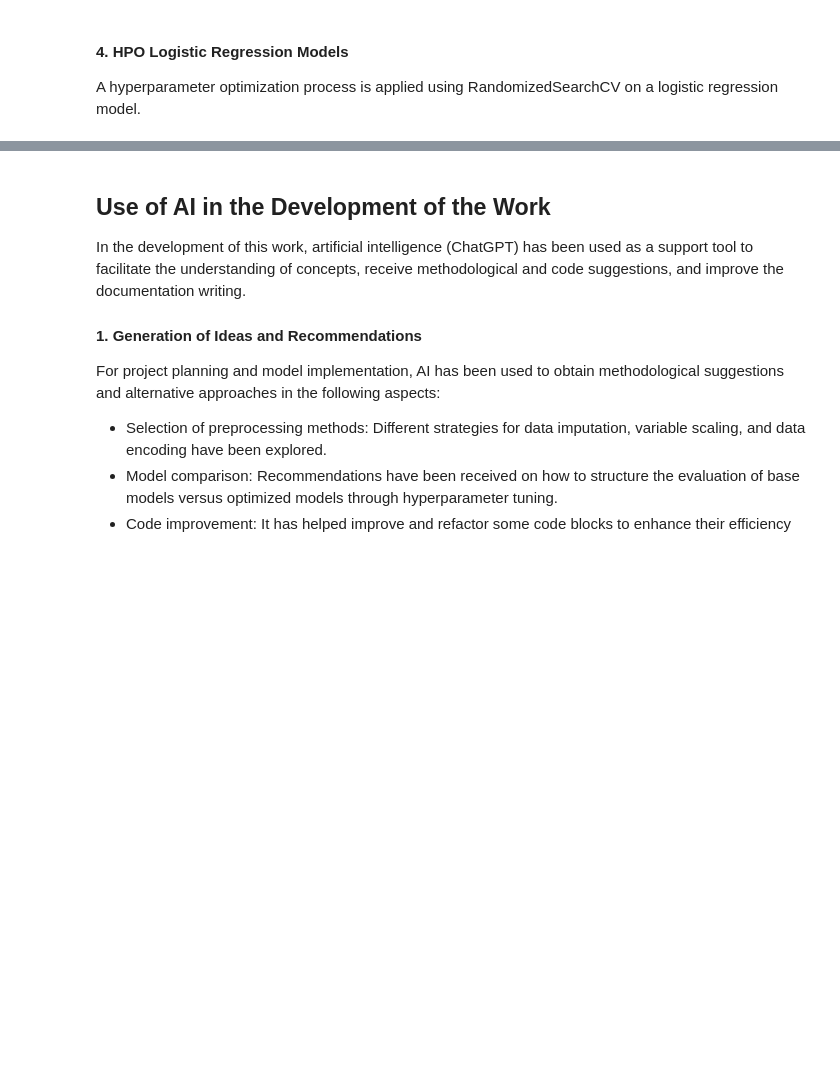
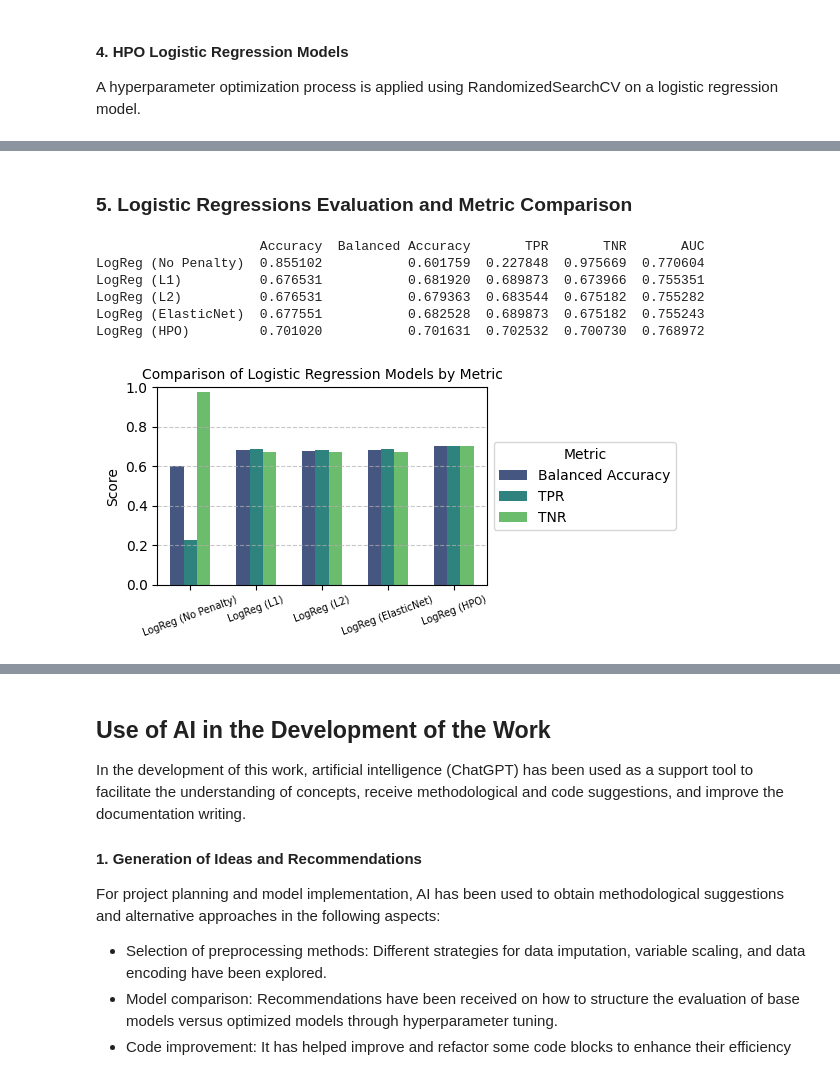
Before and after one commit to CarlosBravoGarran/ML_Attrition_Predictor, a Jupyter notebook: notebooks/01_EDA_and_Model_Train.ipynb, the cells around one changed output, grey strips where cells are left out. Cells and saved outputs as stored; diff of their text form; code cells hidden in the pictures; blank space fills up the shorter version.

```diff
--- a/notebooks/01_EDA_and_Model_Train.ipynb
+++ b/notebooks/01_EDA_and_Model_Train.ipynb
@@ -892,0 +1321,15 @@ opt_logreg_ev = evaluate_model(random_logreg.best_estimator_, X_test, y_test, "L
+# %% [markdown]
+### __5. Logistic Regressions Evaluation and Metric Comparison__
+# %%
+results_logreg = pd.DataFrame(
+    [logreg_plain_ev, logreg_l1_ev, logreg_l2_ev, logreg_en_ev, opt_logreg_ev],
+    index=["LogReg (No Penalty)", "LogReg (L1)", "LogReg (L2)", "LogReg (ElasticNet)", "LogReg (HPO)"]
+)
+print(results_logreg)
+# %% [output]
+                     Accuracy  Balanced Accuracy       TPR       TNR       AUC
+LogReg (No Penalty)  0.855102           0.601759  0.227848  0.975669  0.770604
+LogReg (L1)          0.676531           0.681920  0.689873  0.673966  0.755351
+LogReg (L2)          0.676531           0.679363  0.683544  0.675182  0.755282
+LogReg (ElasticNet)  0.677551           0.682528  0.689873  0.675182  0.755243
+LogReg (HPO)         0.701020           0.701631  0.702532  0.700730  0.768972
@@ -892,0 +1349,30 @@ opt_logreg_ev = evaluate_model(random_logreg.best_estimator_, X_test, y_test, "L
+# %%
+logreg_results = pd.concat([
+    pd.DataFrame({
+        "Model": model,
+        "Metric": ["Balanced Accuracy", "TPR", "TNR"],
+        "Score": [evals["Balanced Accuracy"], evals["TPR"], evals["TNR"]]
+    }) for model, evals in [
+        ("LogReg (No Penalty)", logreg_plain_ev),
+        ("LogReg (L1)", logreg_l1_ev),
+        ("LogReg (L2)", logreg_l2_ev),
+        ("LogReg (ElasticNet)", logreg_en_ev),
+        ("LogReg (HPO)", opt_logreg_ev)
+    ]
+])
+
+# Graficar los resultados
+plt.figure(figsize=(6, 3))
+sns.barplot(data=logreg_results, x="Model", y="Score", hue="Metric", palette="viridis", width=0.6)
+
+plt.title("Comparison of Logistic Regression Models by Metric", fontsize=10)
+plt.xticks(rotation=20, fontsize=7)
+plt.ylim(0, 1)
+plt.ylabel("Score", fontsize=10)
+plt.xlabel("")
+plt.legend(title="Metric", loc="center left", bbox_to_anchor=(1, 0.5))
+plt.grid(axis='y', linestyle='--', alpha=0.7)
+plt.tight_layout()
+plt.show()
+# %% [output]
+[figure, added]
```
Also changed, not shown: parts of 64 cells of this notebook.
